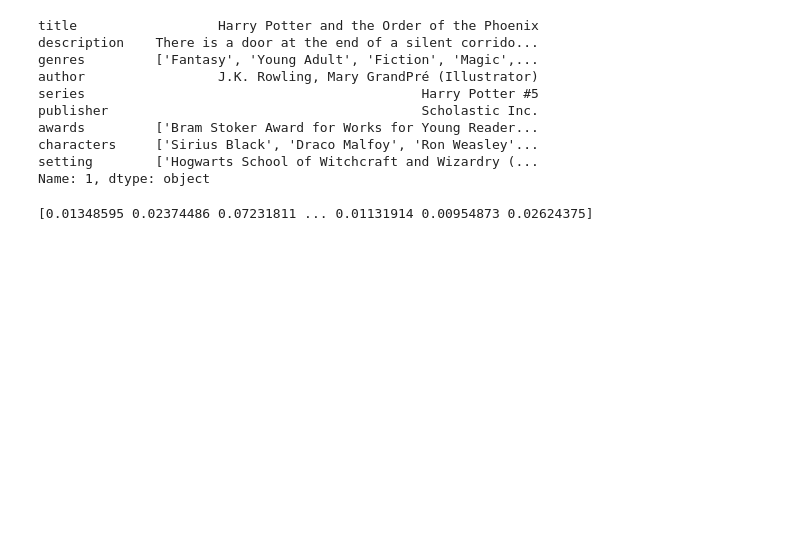
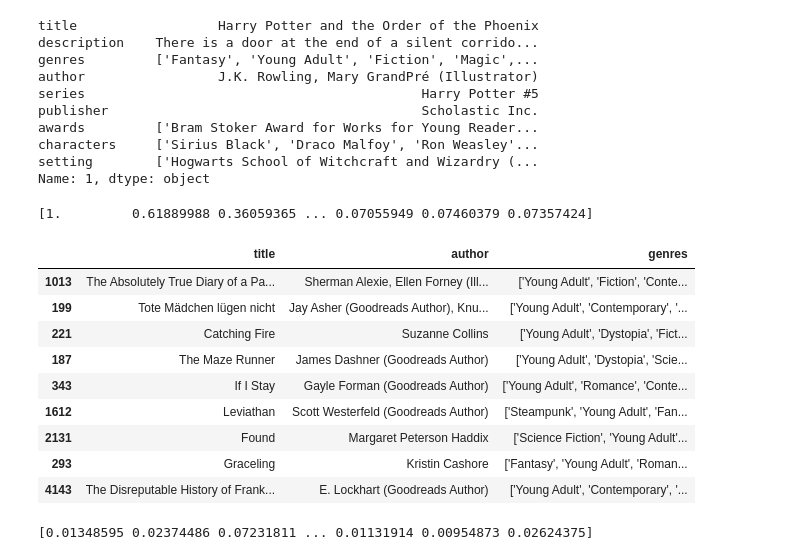
Before and after one commit to WelsneilT/Online-Bookstore, a Jupyter notebook: book_recommendation_system.ipynb, the cells around one changed output. Cells and saved outputs as stored; diff of their text form; code cells hidden in the pictures; blank space fills up the shorter version.

```diff
--- a/book_recommendation_system.ipynb
+++ b/book_recommendation_system.ipynb
@@ -106,6 +110,11 @@ from sklearn.metrics.pairwise import cosine_similarity
 # %%
 from sklearn.feature_extraction.text import TfidfVectorizer
 tfidf_vectorizer = TfidfVectorizer(max_features=2000,stop_words='english')
+# %%
+from sklearn.feature_extraction.text import CountVectorizer
+count_vectorizer = CountVectorizer(max_features=15000,stop_words='english')
+# %%
+vector_other_info = count_vectorizer.fit_transform(books['other_info']).toarray()
 # %%
 vector_contents = tfidf_vectorizer.fit_transform(books['contents']).toarray()
 # %%
@@ -117,7 +126,7 @@ vector_contents = tfidf_vectorizer.fit_transform(books['contents']).toarray()
 #similarity[1]
 # %%
 def recommend(book_title):
-    similarity = cosine_similarity(vector_contents)
+    similarity = cosine_similarity(vector_other_info)
     book_index = books[books['title'] == book_title].index[0]
     distances = similarity[book_index]
     # Get top 5 similar books (excluding the book itself)
@@ -138,6 +147,20 @@ def semantic_search(query, books, tfidf_matrix, tfidf_vectorizer):
     ranked_documents = books.iloc[ranked_indices]['title']
     print(ranked_documents)
     return ranked_indices
+# %%
+recommend('The Hunger Games')
+# %% [output]
+[1.         0.61889988 0.36059365 ... 0.07055949 0.07460379 0.07357424]
+|  | title | author | genres |
+| 1013 | The Absolutely True Diary of a Pa... | Sherman Alexie, Ellen Forney (Ill... | ['Young Adult', 'Fiction', 'Conte... |
+| 199 | Tote Mädchen lügen nicht | Jay Asher (Goodreads Author), Knu... | ['Young Adult', 'Contemporary', '... |
+| 221 | Catching Fire | Suzanne Collins | ['Young Adult', 'Dystopia', 'Fict... |
+| 187 | The Maze Runner | James Dashner (Goodreads Author) | ['Young Adult', 'Dystopia', 'Scie... |
+| 343 | If I Stay | Gayle Forman (Goodreads Author) | ['Young Adult', 'Romance', 'Conte... |
+| 1612 | Leviathan | Scott Westerfeld (Goodreads Author) | ['Steampunk', 'Young Adult', 'Fan... |
+| 2131 | Found | Margaret Peterson Haddix | ['Science Fiction', 'Young Adult'... |
+| 293 | Graceling | Kristin Cashore | ['Fantasy', 'Young Adult', 'Roman... |
+| 4143 | The Disreputable History of Frank... | E. Lockhart (Goodreads Author) | ['Young Adult', 'Contemporary', '... |
 # %%
 recommend('Twilight')
 # %% [output]
```
Also changed, not shown: parts of 4 cells of this notebook, 2 other files.
